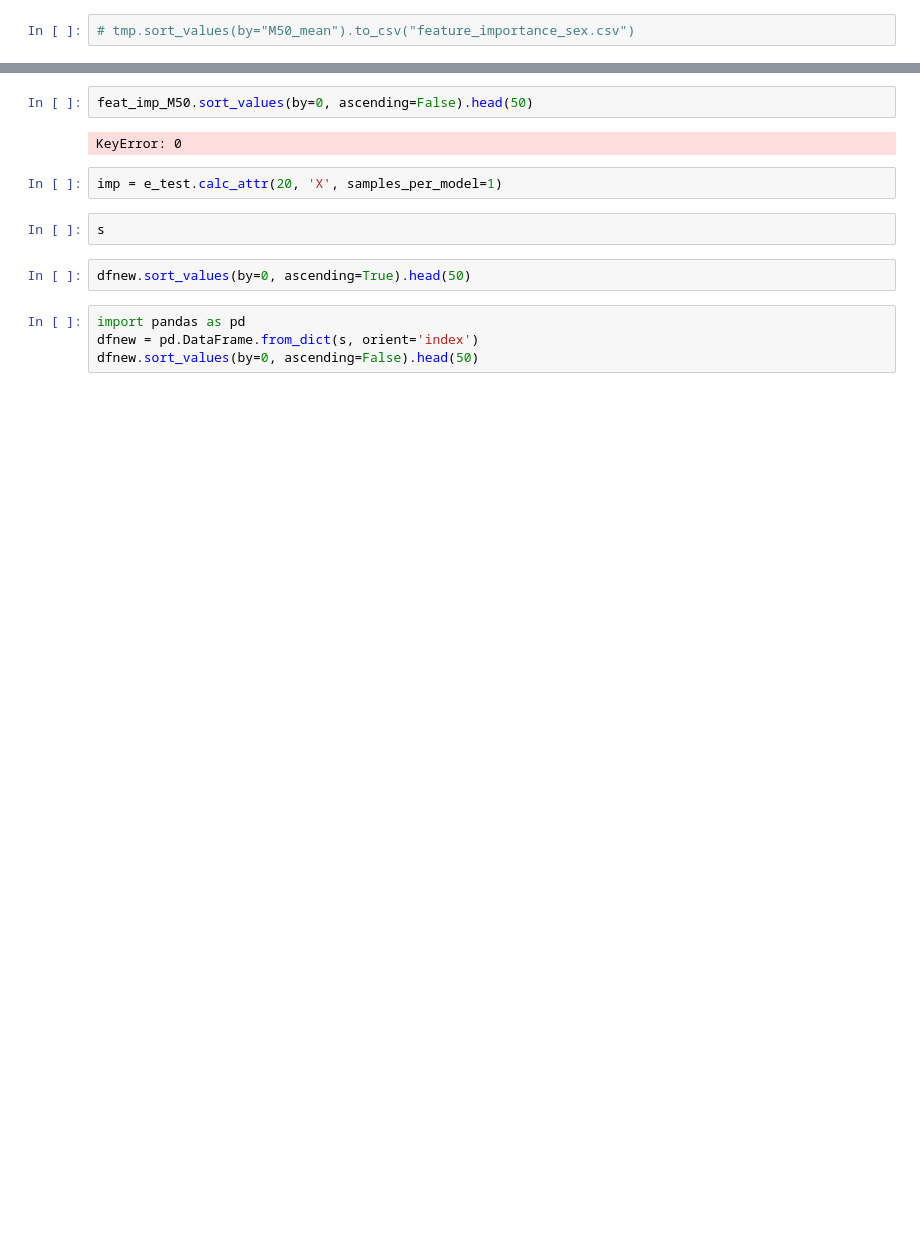
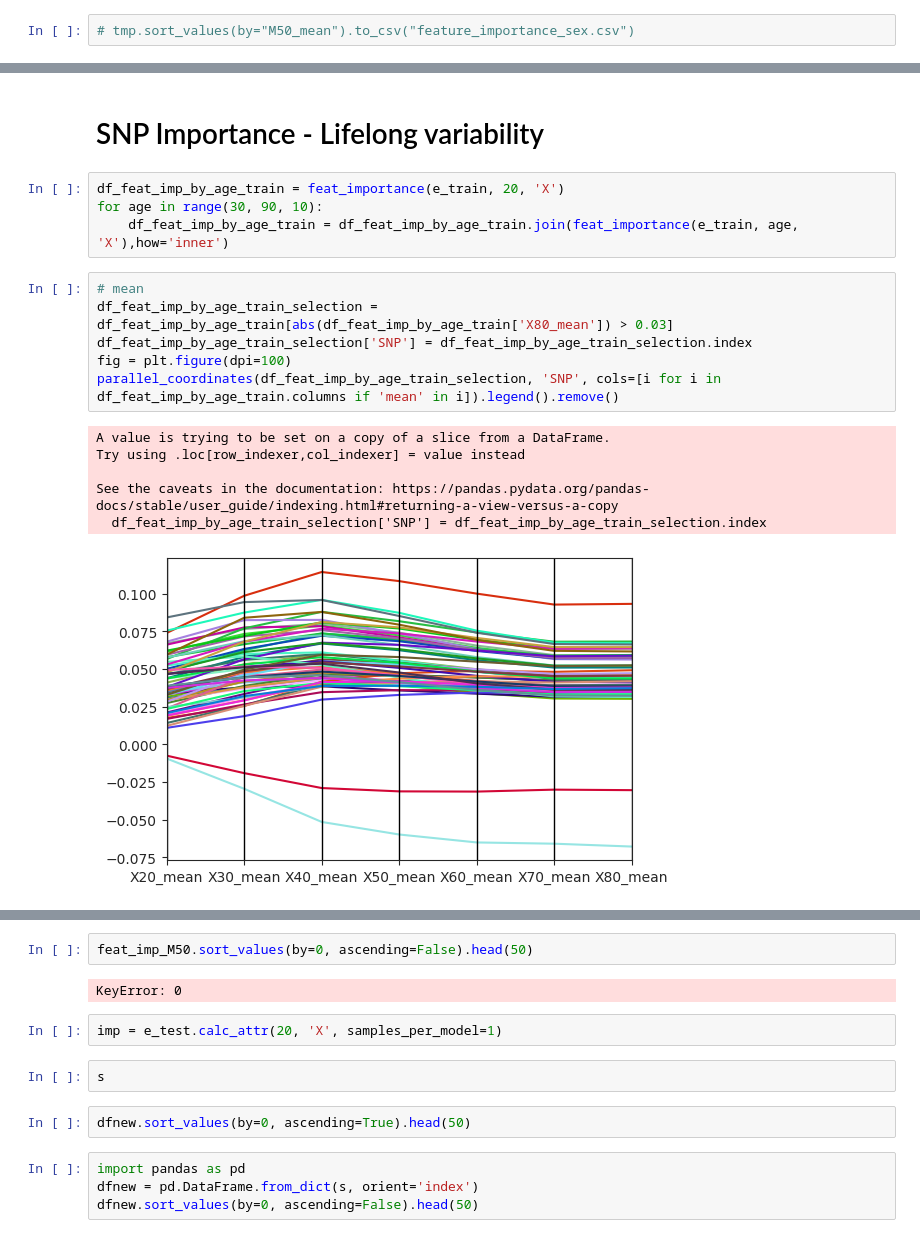
Before and after one commit to zgcarvalho/diabnet, a Jupyter notebook: notebooks/07-explain-ensemble-models.ipynb, the cells around one changed output, grey strips where cells are left out. Drawn from its saved outputs; the diff is of its cells as text; blank space fills up the shorter version.

Commit message:
feat(analysis): dataset analysis and feature importance notebooks

```diff
--- a/notebooks/07-explain-ensemble-models.ipynb
+++ b/notebooks/07-explain-ensemble-models.ipynb
@@ -292,0 +332,19 @@ tmp.sort_values(by="F50_mean").tail(20)
+# %% [markdown]
+# SNP Importance - Lifelong variability
+# %%
+df_feat_imp_by_age_train = feat_importance(e_train, 20, 'X')
+for age in range(30, 90, 10):
+    df_feat_imp_by_age_train = df_feat_imp_by_age_train.join(feat_importance(e_train, age, 'X'),how='inner')
+# %%
+# mean
+df_feat_imp_by_age_train_selection = df_feat_imp_by_age_train[abs(df_feat_imp_by_age_train['X80_mean']) > 0.03]
+df_feat_imp_by_age_train_selection['SNP'] = df_feat_imp_by_age_train_selection.index
+fig = plt.figure(dpi=100)
+parallel_coordinates(df_feat_imp_by_age_train_selection, 'SNP', cols=[i for i in df_feat_imp_by_age_train.columns if 'mean' in i]).legend().remove()
+# %% [output]
+A value is trying to be set on a copy of a slice from a DataFrame.
+Try using .loc[row_indexer,col_indexer] = value instead
+
+See the caveats in the documentation: https://pandas.pydata.org/pandas-docs/stable/user_guide/indexing.html#returning-a-view-versus-a-copy
+  df_feat_imp_by_age_train_selection['SNP'] = df_feat_imp_by_age_train_selection.index
+[figure, added]
```
Also changed, not shown: parts of 27 cells of this notebook, 2 other files.
